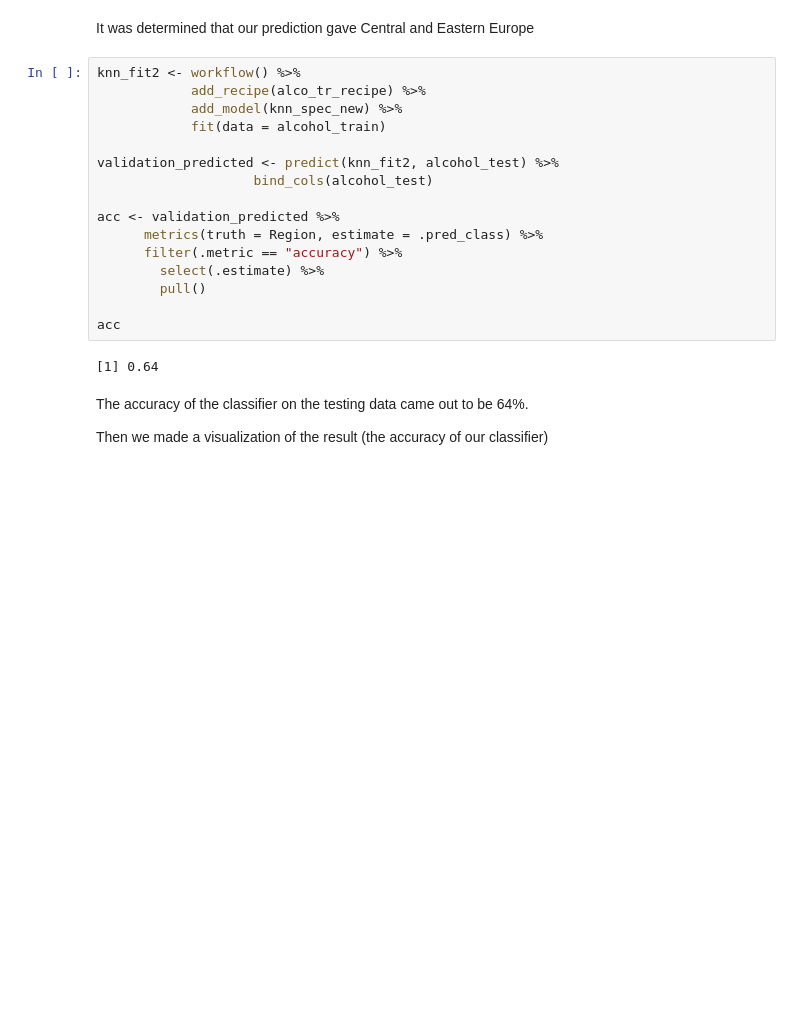
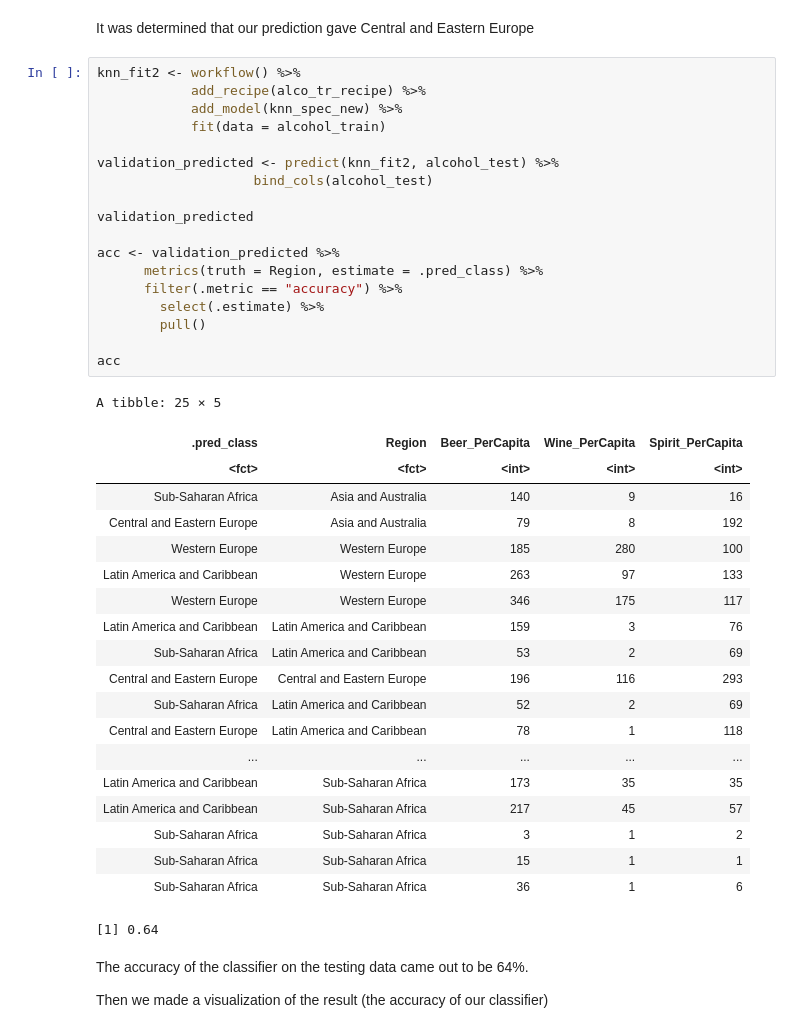
Before and after one commit to chloekim672/007-project-dsci-25-, a Jupyter notebook: dsciprojectfinal.ipynb, the cells around one changed output. Drawn from its saved outputs; the diff is of its cells as text; blank space fills up the shorter version.

```diff
--- a/dsciprojectfinal.ipynb
+++ b/dsciprojectfinal.ipynb
@@ -304,21 +322,42 @@ It was determined that our prediction gave Central and Eastern Europe
 # %%
 knn_fit2 <- workflow() %>%
             add_recipe(alco_tr_recipe) %>%
             add_model(knn_spec_new) %>%
             fit(data = alcohol_train)
 
 validation_predicted <- predict(knn_fit2, alcohol_test) %>%
                     bind_cols(alcohol_test)
 
+validation_predicted
+
 acc <- validation_predicted %>%
       metrics(truth = Region, estimate = .pred_class) %>%
       filter(.metric == "accuracy") %>%
         select(.estimate) %>%
         pull()
 
 acc
 # %% [output]
-[1] 0.64
+A tibble: 25 × 5
+| .pred_class | Region | Beer_PerCapita | Wine_PerCapita | Spirit_PerCapita |
+| <fct> | <fct> | <int> | <int> | <int> |
+| Sub-Saharan Africa | Asia and Australia | 140 | 9 | 16 |
+| Central and Eastern Europe | Asia and Australia | 79 | 8 | 192 |
+| Western Europe | Western Europe | 185 | 280 | 100 |
+| Latin America and Caribbean | Western Europe | 263 | 97 | 133 |
+| Western Europe | Western Europe | 346 | 175 | 117 |
+| Latin America and Caribbean | Latin America and Caribbean | 159 | 3 | 76 |
+| Sub-Saharan Africa | Latin America and Caribbean | 53 | 2 | 69 |
+| Central and Eastern Europe | Central and Eastern Europe | 196 | 116 | 293 |
+| Sub-Saharan Africa | Latin America and Caribbean | 52 | 2 | 69 |
+| Central and Eastern Europe | Latin America and Caribbean | 78 | 1 | 118 |
+| ... | ... | ... | ... | ... |
+| Latin America and Caribbean | Sub-Saharan Africa | 173 | 35 | 35 |
+| Latin America and Caribbean | Sub-Saharan Africa | 217 | 45 | 57 |
+| Sub-Saharan Africa | Sub-Saharan Africa | 3 | 1 | 2 |
+| Sub-Saharan Africa | Sub-Saharan Africa | 15 | 1 | 1 |
+| Sub-Saharan Africa | Sub-Saharan Africa | 36 | 1 | 6 |
+[1] 0.64
 # %% [markdown]
 The accuracy of the classifier on the testing data came out to be 64%.
 
```
Also changed, not shown: parts of 5 cells of this notebook.
